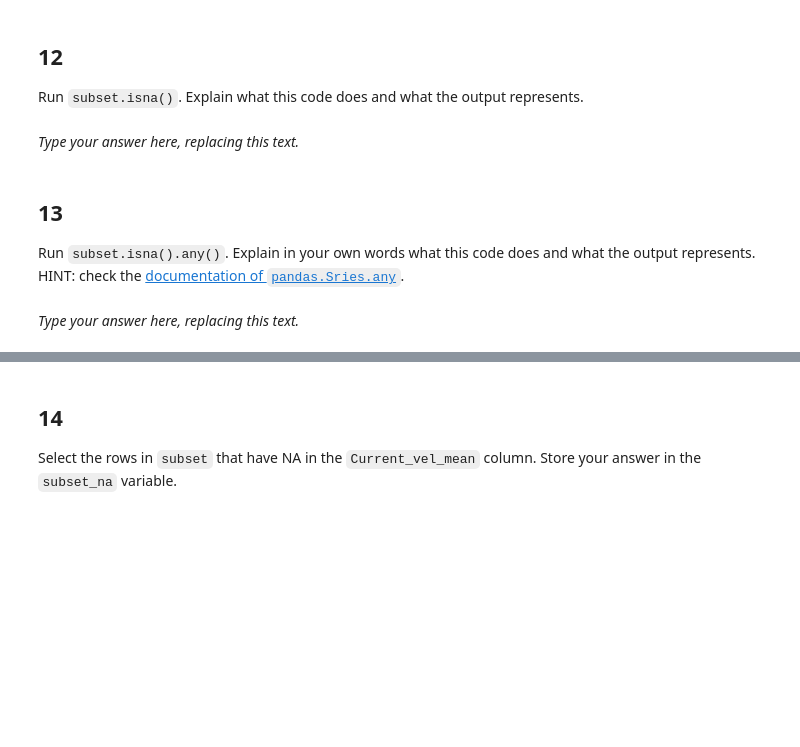
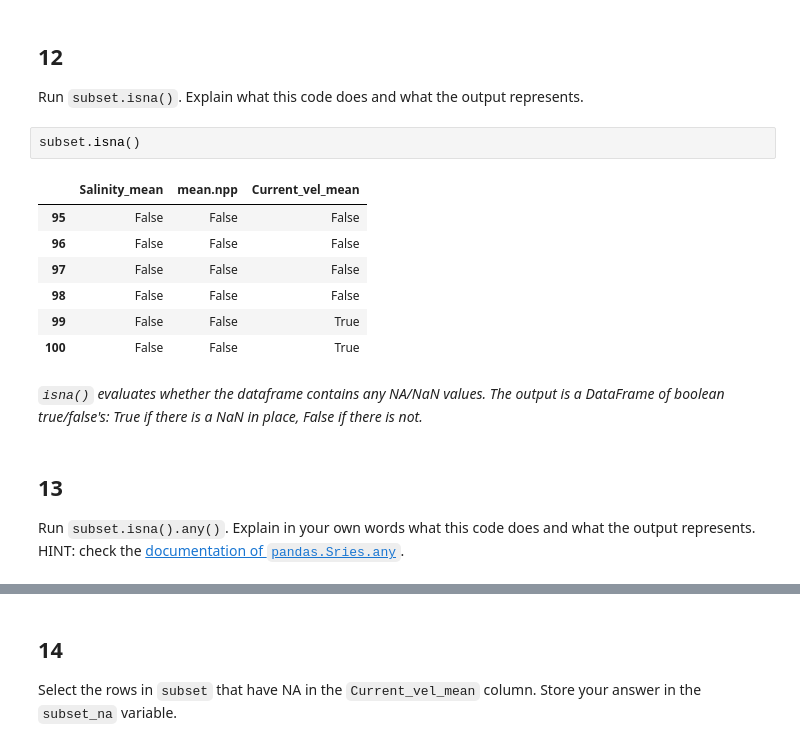
Before and after one commit to kellyloveskelp/eds220-hwk1, a Jupyter notebook: task2/hwk1-task2-corals.ipynb, the cells around one changed output, grey strips where cells are left out. Drawn from its saved outputs; the diff is of its cells as text; blank space fills up the shorter version.

```diff
--- a/task2/hwk1-task2-corals.ipynb
+++ b/task2/hwk1-task2-corals.ipynb
@@ -347,8 +349,18 @@ grader.check("q11")
 ## 12
 
 Run `subset.isna()`. Explain what this code does and what the output represents.
-# %% [markdown]
-_Type your answer here, replacing this text._
+# %%
+subset.isna()
+# %% [output]
+|  | Salinity_mean | mean.npp | Current_vel_mean |
+| 95 | False | False | False |
+| 96 | False | False | False |
+| 97 | False | False | False |
+| 98 | False | False | False |
+| 99 | False | False | True |
+| 100 | False | False | True |
+# %% [markdown]
+_`isna()` evaluates whether the dataframe contains any NA/NaN values. The output is a DataFrame of boolean true/false's: True if there is a NaN in place, False if there is not._
 # %% [markdown]
 <!-- END QUESTION -->
 
@@ -356,5 +368,3 @@ _Type your answer here, replacing this text._
 
 ## 13
 Run `subset.isna().any()`. Explain in your own words what this code does and what the output represents. HINT: check the [documentation of `pandas.Sries.any`](https://pandas.pydata.org/docs/reference/api/pandas.Series.any.html).
-# %% [markdown]
-_Type your answer here, replacing this text._
```
Also changed, not shown: parts of 5 cells of this notebook.
